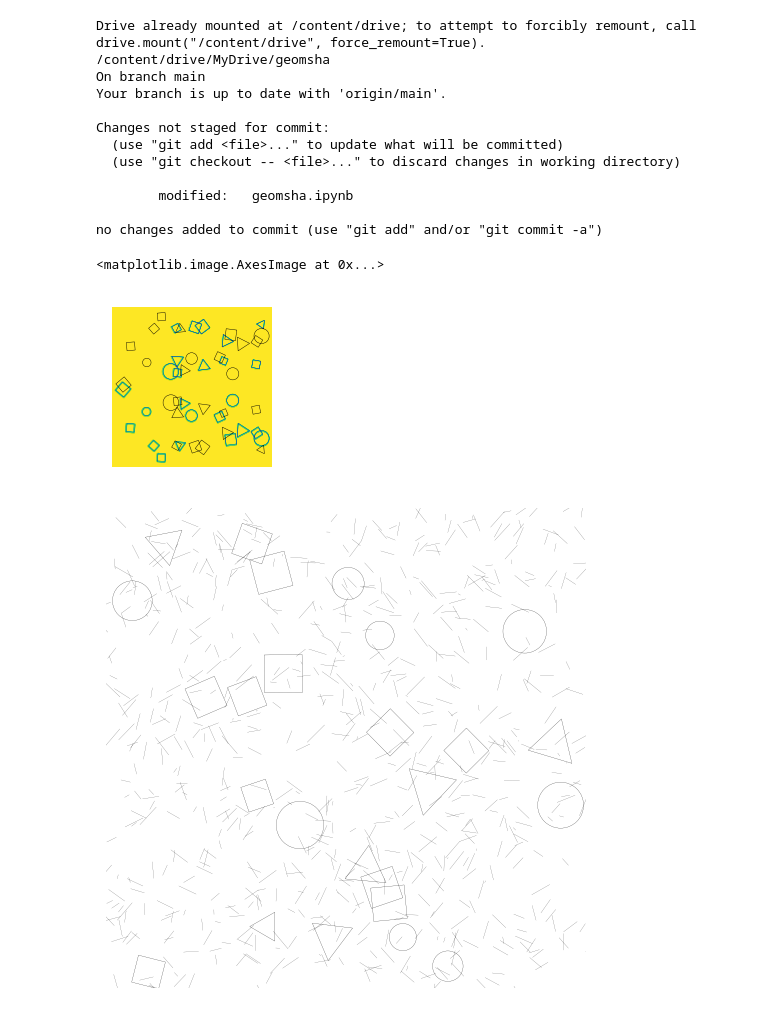
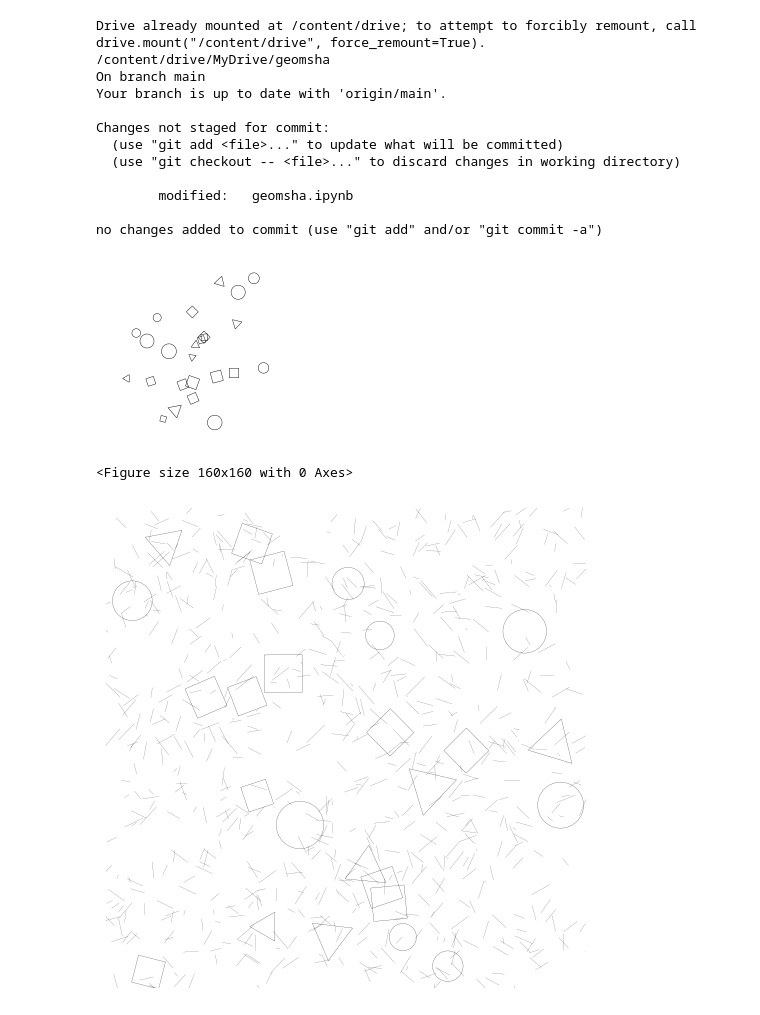
Before and after one commit to riesenn/geomsha, a Jupyter notebook: geomsha.ipynb, the cells around one changed output. Drawn from its saved outputs; the diff is of its cells as text; code cells hidden in the pictures.

```diff
--- a/geomsha.ipynb
+++ b/geomsha.ipynb
@@ -48,9 +43,14 @@ sha[:,1:4] = sha[:,1:4]*im_size
-# %%
-(img, sha) = gen_image(sha)
-plt.imshow(img)
-# %% [output]
-<matplotlib.image.AxesImage at 0x...>
-[figure, removed]
+# %%
+shapes = gen_shapes()
+img, sha = gen_image(shapes)
+# %% [output]
+[figure, added]
+# %%
+fig = plt.figure(figsize=(1,1),dpi=len(img))
+fig.figimage(img)
+fig.savefig('data/tmp.png')
+# %% [output]
+<Figure size 160x160 with 0 Axes>
 # %%
 num_shapes=25
 num_noise=700
```
Also changed, not shown: parts of 4 cells of this notebook.
